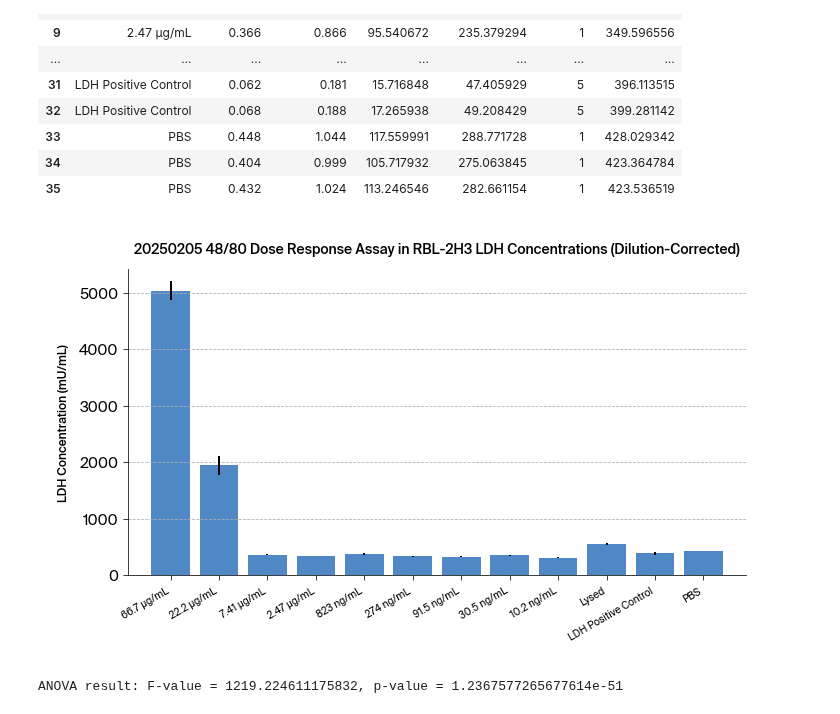
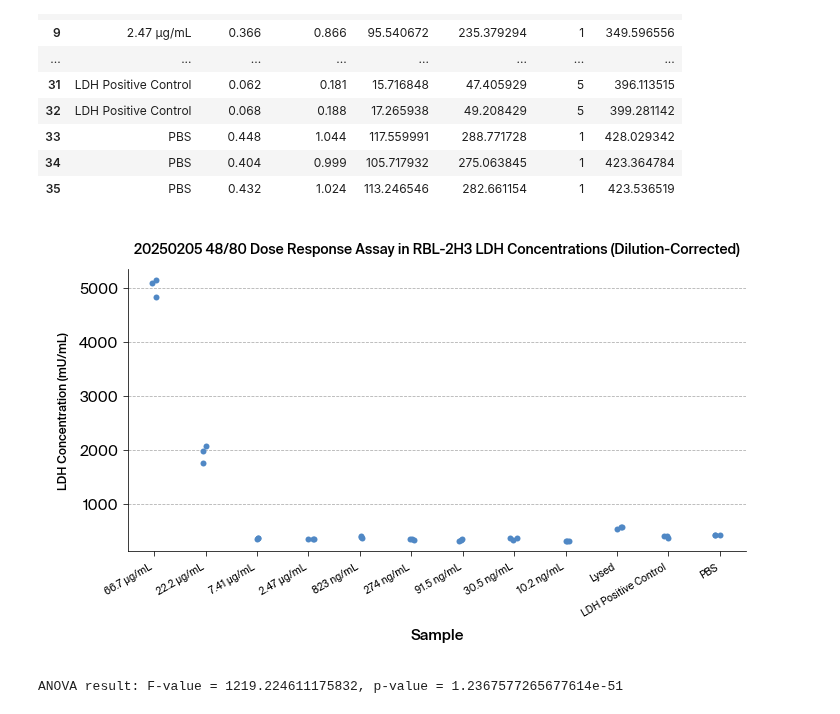
Before and after one commit to Arcadia-Science/2025-hex-assay-analysis, a Jupyter notebook: analysis_notebooks/ldh_assay_analysis_main.ipynb, the cells around one changed output. Saved outputs shown, nothing was run; the diff lists cells and outputs as text; code cells hidden in the pictures.

Commit message:
update LDH to Seaborn plot and add ordering elements

```diff
--- a/analysis_notebooks/ldh_assay_analysis_main.ipynb
+++ b/analysis_notebooks/ldh_assay_analysis_main.ipynb
@@ -1100,38 +1101,44 @@ NADH_LDH_concs_in_range
 # %%
 # Plot simplified graph.
 
 grouped = (
     NADH_LDH_concs_in_range.groupby("Sample", sort=False)["LDH"]
     .agg(mean="mean", std="std", count="count")
     .reset_index()
 )
-grouped = grouped[grouped["count"] > 0]
+grouped = grouped[grouped["count"] > 0]  # Keep only samples with replicates
 
-samples = grouped["Sample"]
-ldh_mean = grouped["mean"]
-ldh_std = grouped["std"]
+samples_long = NADH_LDH_concs_in_range[["Sample", "LDH"]]
 
-apc.mpl.setup()
 plt.figure(figsize=(10, 6))
-plt.bar(samples, ldh_mean, yerr=ldh_std)
 
-# User can update labels and title as needed.
+sns.stripplot(
+    data=samples_long,
+    x="Sample",
+    y="LDH",
+    jitter=True,
+    size=6,
+    order=grouped["Sample"].tolist(),  # Ensure sample order matches the grouped data
+)
+
 plt.ylabel("LDH Concentration (mU/mL)", fontsize=12)
 plt.title(experiment_id + " LDH Concentrations (Dilution-Corrected)", fontsize=14)
 
 plt.xticks(rotation=30, ha="right", fontsize=10)
 
 plt.tight_layout()
 plt.grid(axis="y", linestyle="--", alpha=1.0)
+
 plt.savefig(
     output_filename + "_LDH_concentrations_in_range.png",
     dpi=300,
     bbox_inches="tight",
     transparent=False,
 )
+
 plt.show()
 # %% [output]
-[figure, old version]
+[figure, new version]
 # %%
 # One-way ANOVA is the most appropriate statistical test for this experiment.
 
```
Also changed, not shown: parts of 1 cell of this notebook, 1 other file.
